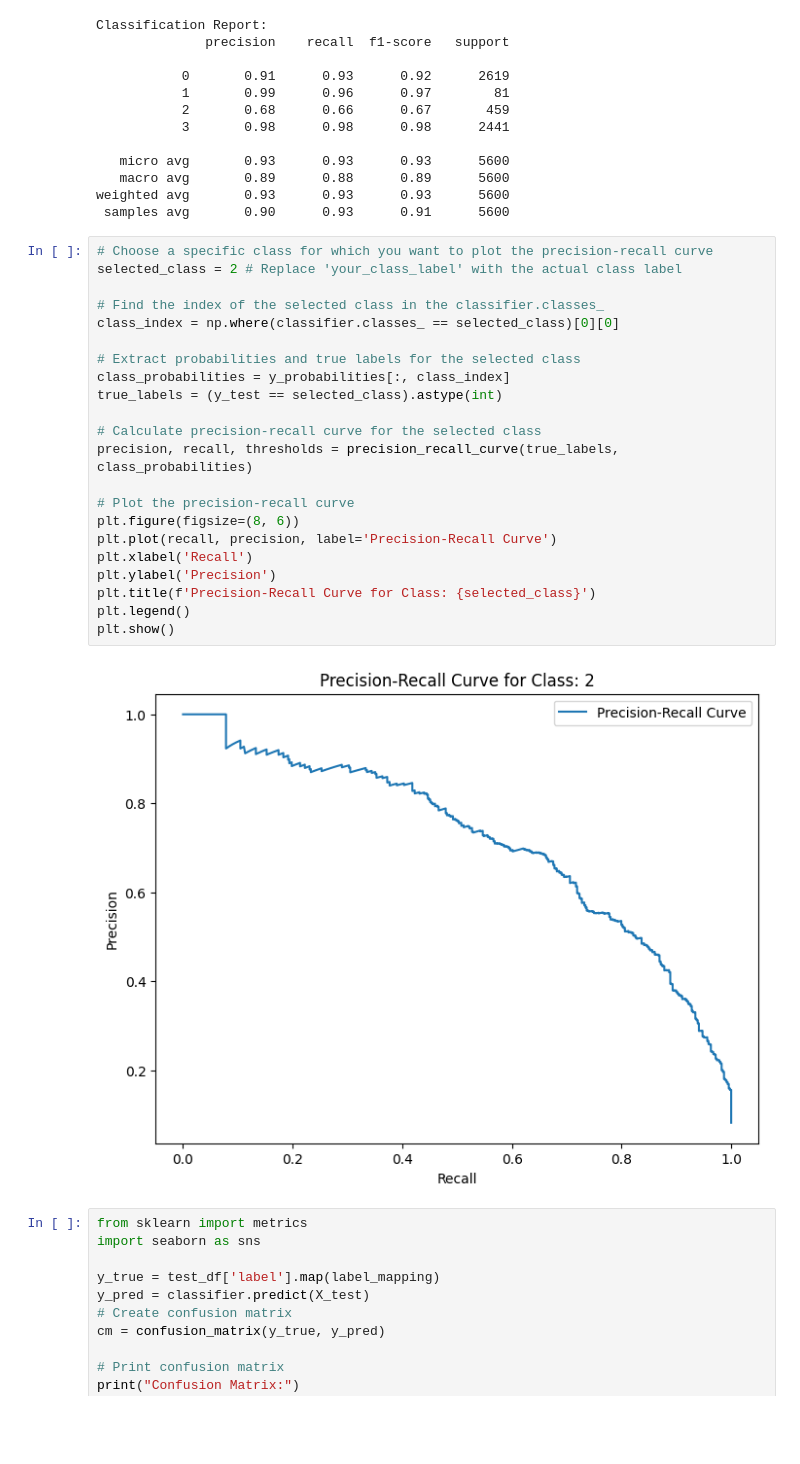
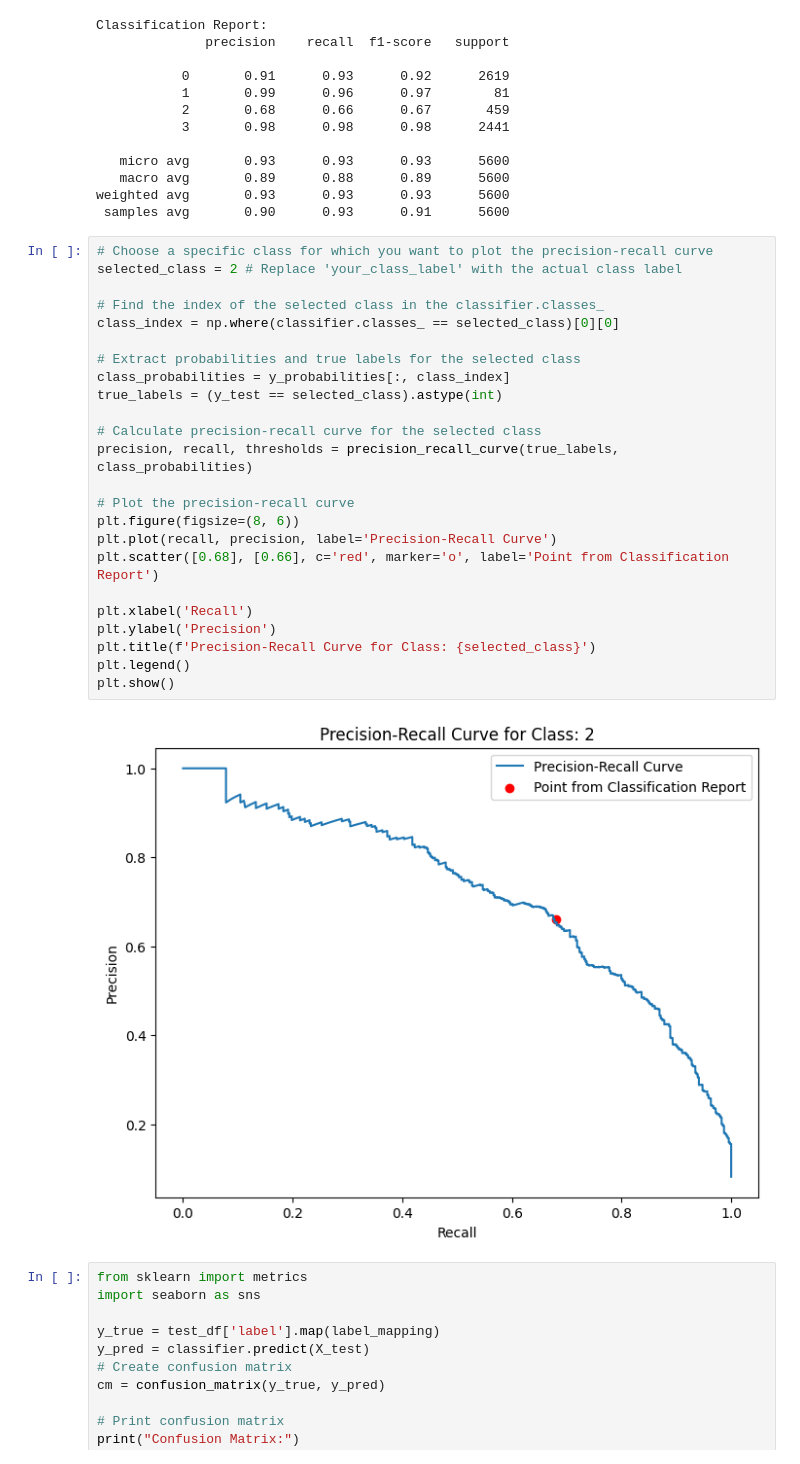
Before and after one commit to adelchi91/legal_docs_classifier, a Jupyter notebook: testing-CLEAN.ipynb, the cells around one changed output. Saved outputs shown, nothing was run; the diff lists cells and outputs as text; blank space fills up the shorter version.

```diff
--- a/testing-CLEAN.ipynb
+++ b/testing-CLEAN.ipynb
@@ -483,27 +675,29 @@ weighted avg       0.93      0.93      0.93      5600
 # %%
 # Choose a specific class for which you want to plot the precision-recall curve
 selected_class = 2 # Replace 'your_class_label' with the actual class label
 
 # Find the index of the selected class in the classifier.classes_
 class_index = np.where(classifier.classes_ == selected_class)[0][0]
 
 # Extract probabilities and true labels for the selected class
 class_probabilities = y_probabilities[:, class_index]
 true_labels = (y_test == selected_class).astype(int)
 
 # Calculate precision-recall curve for the selected class
 precision, recall, thresholds = precision_recall_curve(true_labels, class_probabilities)
 
 # Plot the precision-recall curve
 plt.figure(figsize=(8, 6))
 plt.plot(recall, precision, label='Precision-Recall Curve')
+plt.scatter([0.68], [0.66], c='red', marker='o', label='Point from Classification Report')
+
 plt.xlabel('Recall')
 plt.ylabel('Precision')
 plt.title(f'Precision-Recall Curve for Class: {selected_class}')
 plt.legend()
 plt.show()
 # %% [output]
-[figure, old version]
+[figure, new version]
 # %%
 from sklearn import metrics
 import seaborn as sns
```
Also changed, not shown: parts of 31 cells of this notebook, 2 other files.
